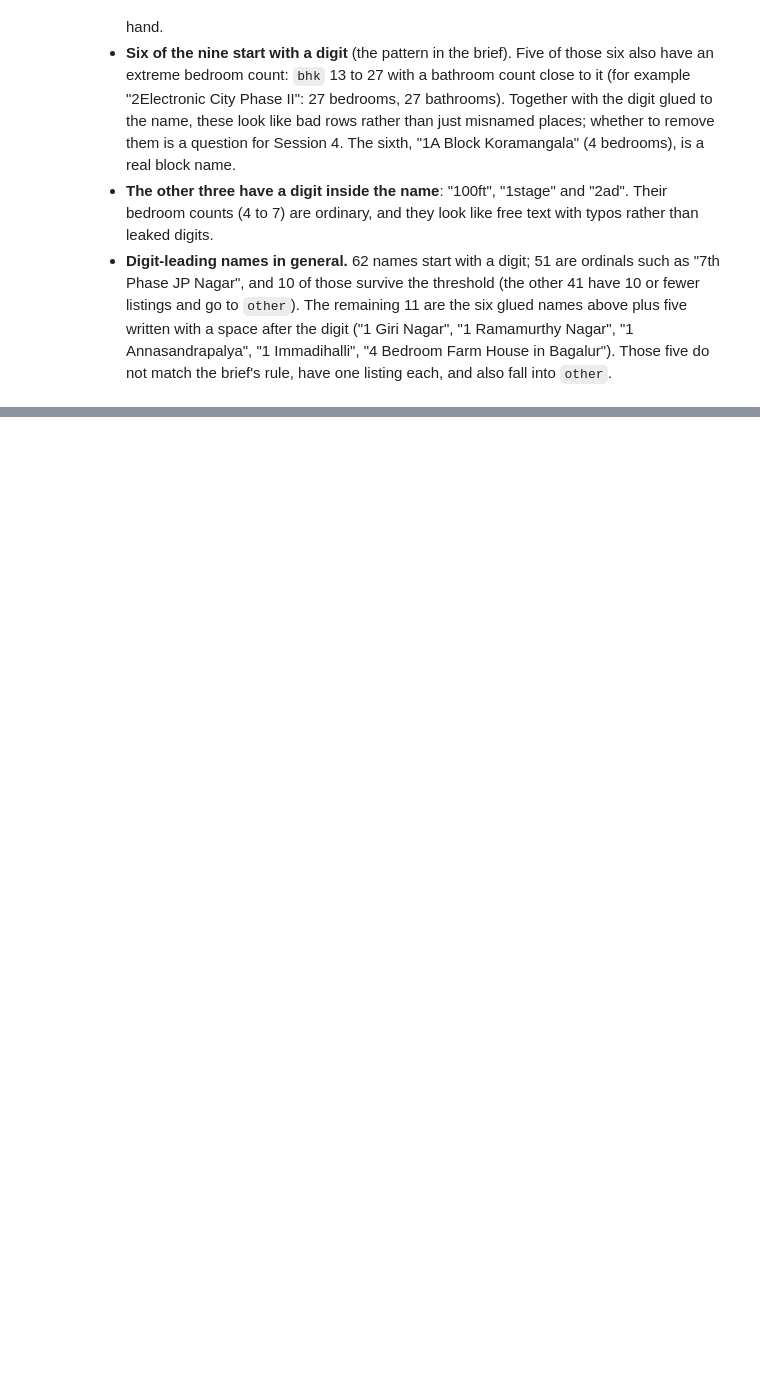
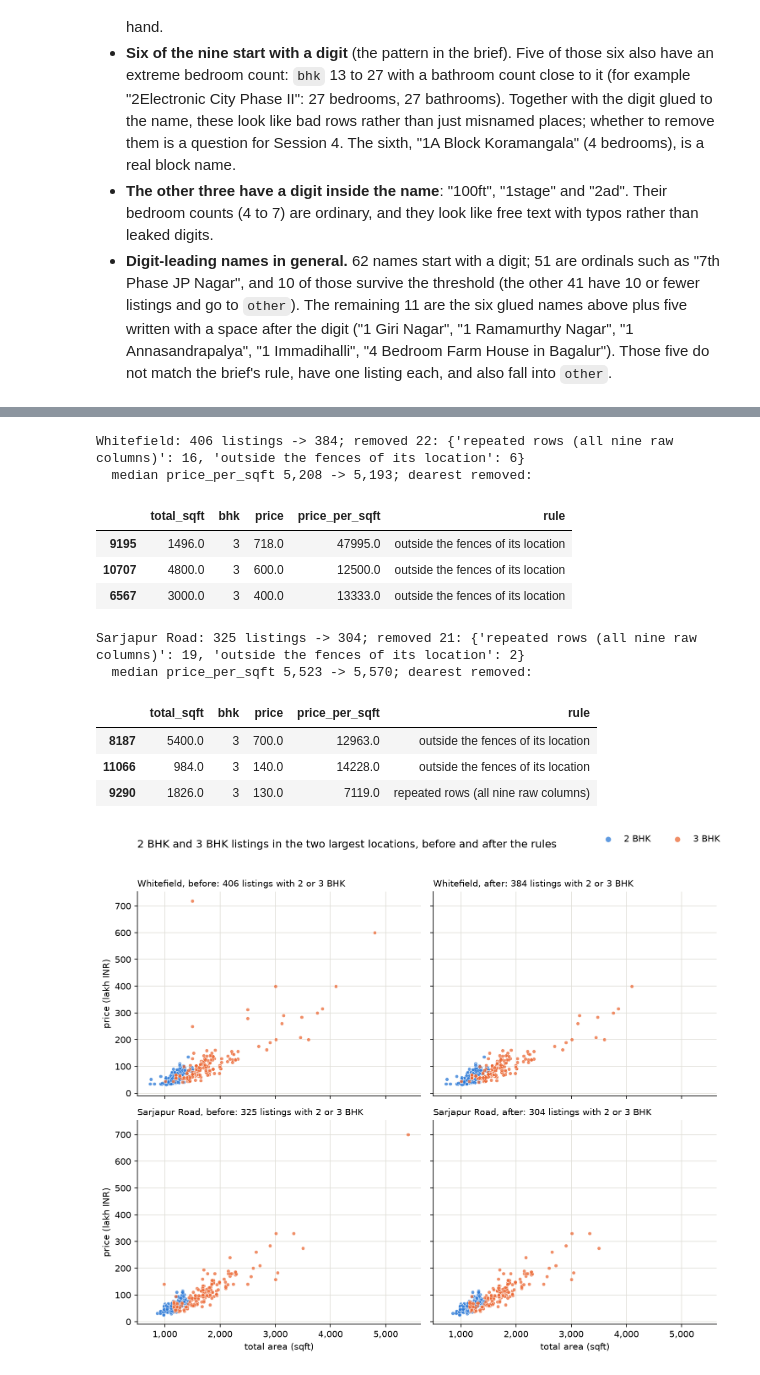
Before and after one commit to shivam-jund/bengaluru-house-price-prediction, a Jupyter notebook: model/price_prediction.ipynb, the cells around one changed output, grey strips where cells are left out. Saved outputs shown, nothing was run; the diff lists cells and outputs as text; code cells hidden in the pictures; blank space fills up the shorter version.

Commit message:
Remove duplicate listings and analyze property price outliers

```diff
--- a/model/price_prediction.ipynb
+++ b/model/price_prediction.ipynb
@@ -888,0 +1298,16 @@ Each decision with its row impact, as seen while the notebook ran on this data.
+# %%
+def three_below_two(frame):
+    """3 BHK rows, those in a location that also has 2 BHK rows, and those priced per sqft below that location's 2 BHK average."""
+    loc = location_clean.loc[frame.index]
+    is_two = frame["bhk"] == 2
+    mean_two = frame.loc[is_two, "price_per_sqft"].groupby(loc[is_two]).mean()      # one 2 BHK average per location
+    three = frame[frame["bhk"] == 3]
+    reference = loc[three.index].map(mean_two)                                       # NaN where the location has no 2 BHK row
+    below = three["price_per_sqft"] < reference                                      # a comparison with NaN is False
+    return len(three), int(reference.notna().sum()), int(below.sum())
+
+
+for label, frame in [("before the rules (13,232 rows)", df3), (f"after the rules ({len(df4):,} rows)", df4)]:
+    n_three, n_comparable, n_below = three_below_two(frame)
+    print(f"{label}: {n_three:,} rows with 3 BHK, {n_comparable:,} in a location that also has 2 BHK rows, "
+          f"{n_below:,} of those below the 2 BHK average ({n_below / n_comparable:.1%})")
@@ -888,0 +1390,50 @@ Each decision with its row impact, as seen while the notebook ran on this data.
+# %%
+BLUE, ORANGE = "#2a78d6", "#eb6834"                      # categorical slots 1 and 2 of the validated palette
+top_two = location_clean.value_counts().index[:2]        # the two largest locations (clean names)
+
+# Which rule removed the 2 and 3 BHK listings that are missing from the "after" pictures, and which are the dearest of them?
+rule_of = {label: rule for rule, rows in removed.items() for label in rows.index}      # row label -> the rule that removed it
+for place in top_two:
+    before = df3[(location_clean == place) & df3["bhk"].isin([2, 3])]
+    gone = before.index.difference(df4.index)
+    after = before.drop(gone)
+    print(f"{place}: {len(before)} listings -> {len(after)}; removed {len(gone)}: {pd.Series([rule_of[i] for i in gone]).value_counts().to_dict()}")
+    print(f"  median price_per_sqft {before['price_per_sqft'].median():,.0f} -> {after['price_per_sqft'].median():,.0f}; dearest removed:")
+    display(before.loc[gone].nlargest(3, "price")[["total_sqft", "bhk", "price", "price_per_sqft"]].assign(rule=lambda t: t.index.map(rule_of)).round(0))
+
+fig, axes = plt.subplots(2, 2, figsize=(10, 8.4), dpi=150, sharex=True, sharey=True)
+for r, place in enumerate(top_two):
+    for c, (when, frame) in enumerate([("before", df3), ("after", df4)]):
+        ax = axes[r, c]
+        in_place = frame[(location_clean.loc[frame.index] == place) & frame["bhk"].isin([2, 3])]
+        for bhk, color in [(2, BLUE), (3, ORANGE)]:
+            part = in_place[in_place["bhk"] == bhk]
+            ax.scatter(part["total_sqft"], part["price"], s=16, color=color, alpha=0.75, edgecolor="white", linewidth=0.4, label=f"{bhk} BHK")
+        ax.set_title(f"{place}, {when}: {len(in_place)} listings with 2 or 3 BHK", loc="left", fontsize=10)
+        ax.grid(color="#e1e0d9", linewidth=0.8)
+        ax.set_axisbelow(True)
+        ax.spines[["top", "right"]].set_visible(False)
+        ax.xaxis.set_major_formatter(lambda x, pos: f"{x:,.0f}")
+        if c == 0:
+            ax.set_ylabel("price (lakh INR)")
+        if r == 1:
+            ax.set_xlabel("total area (sqft)")
+handles, labels = axes[0, 0].get_legend_handles_labels()
+fig.legend(handles, labels, loc="upper right", ncol=2, frameon=False, markerscale=1.6)
+fig.suptitle("2 BHK and 3 BHK listings in the two largest locations, before and after the rules", x=0.07, ha="left", fontsize=12)
+fig.tight_layout(rect=(0, 0, 1, 0.96))
+plt.show()
+# %% [output]
+Whitefield: 406 listings -> 384; removed 22: {'repeated rows (all nine raw columns)': 16, 'outside the fences of its location': 6}
+  median price_per_sqft 5,208 -> 5,193; dearest removed:
+|  | total_sqft | bhk | price | price_per_sqft | rule |
+| 9195 | 1496.0 | 3 | 718.0 | 47995.0 | outside the fences of its location |
+| 10707 | 4800.0 | 3 | 600.0 | 12500.0 | outside the fences of its location |
+| 6567 | 3000.0 | 3 | 400.0 | 13333.0 | outside the fences of its location |
+Sarjapur Road: 325 listings -> 304; removed 21: {'repeated rows (all nine raw columns)': 19, 'outside the fences of its location': 2}
+  median price_per_sqft 5,523 -> 5,570; dearest removed:
+|  | total_sqft | bhk | price | price_per_sqft | rule |
+| 8187 | 5400.0 | 3 | 700.0 | 12963.0 | outside the fences of its location |
+| 11066 | 984.0 | 3 | 140.0 | 14228.0 | outside the fences of its location |
+| 9290 | 1826.0 | 3 | 130.0 | 7119.0 | repeated rows (all nine raw columns) |
+[figure, added]
```
Also changed, not shown: parts of 37 cells of this notebook, 2 other files.
